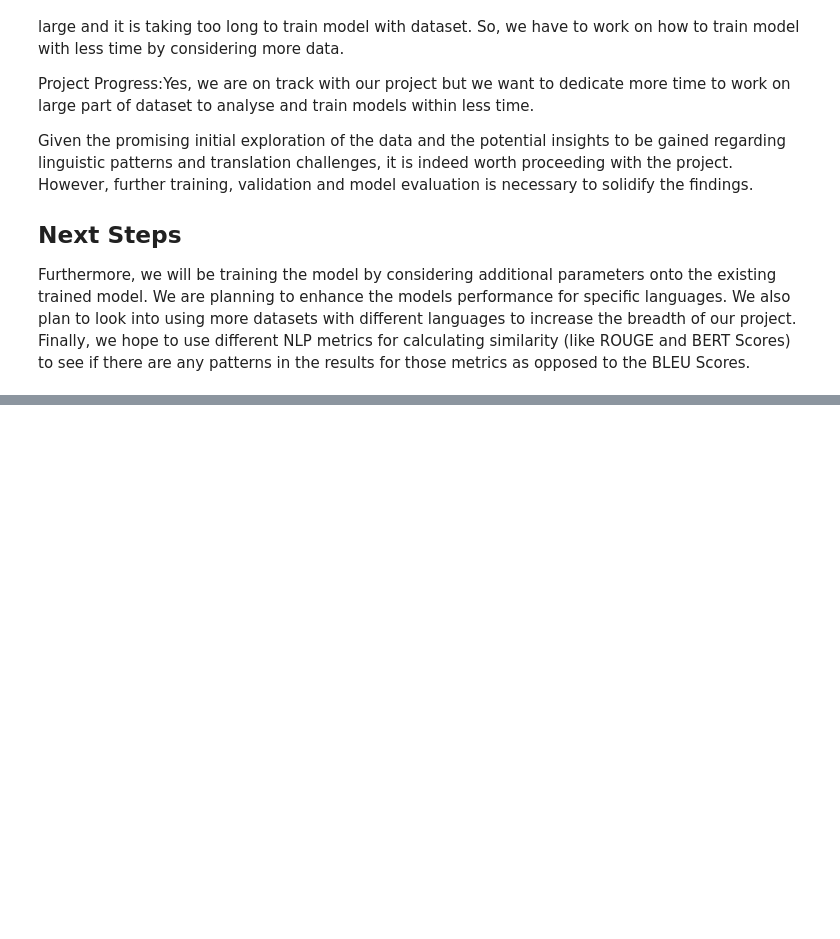
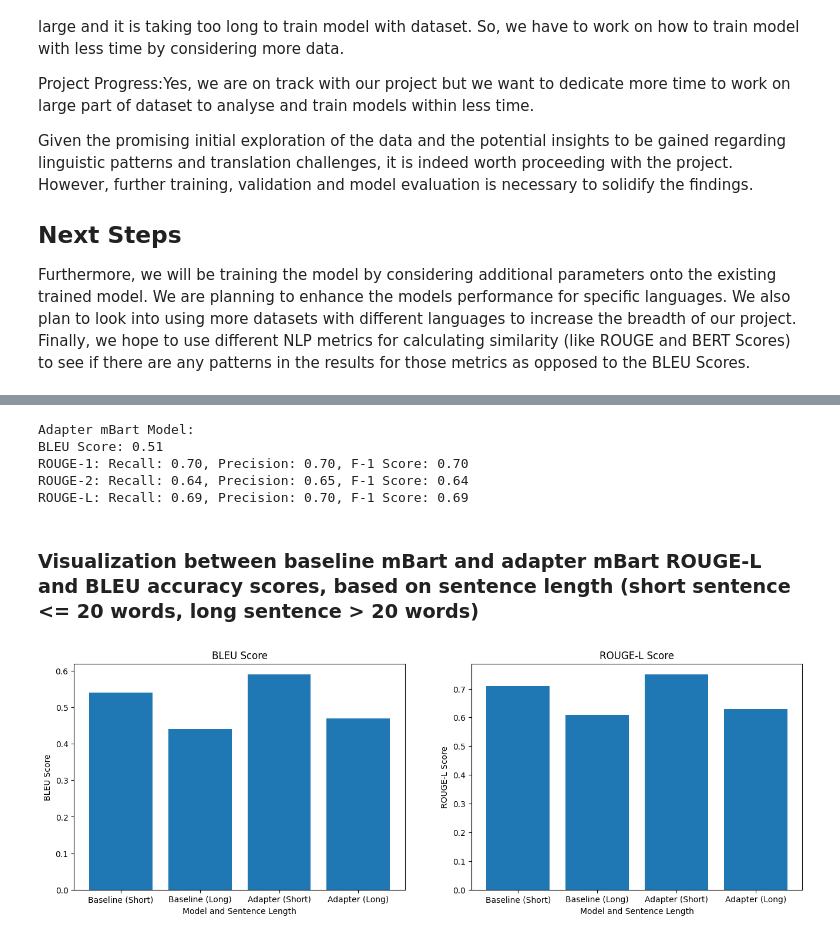
Before and after one commit to MDakshithagithub/Language_Translation_LLM, a Jupyter notebook: llm.ipynb, the cells around one changed output, grey strips where cells are left out. Cells and saved outputs as stored; diff of their text form; code cells hidden in the pictures; blank space fills up the shorter version.

Commit message:
mBart Adapter Model

```diff
--- a/llm.ipynb
+++ b/llm.ipynb
@@ -656,0 +684,5 @@ Furthermore, we will be training the model by considering additional parameters
+# %%
+tokenized_datasets = dataset.map(tokenize, batched=True, remove_columns=dataset.column_names)
+
+# Load baseline mBart model
+baseline_model = MBartForConditionalGeneration.from_pretrained("facebook/mbart-large-50-many-to-many-mmt")
@@ -656,0 +721,28 @@ Furthermore, we will be training the model by considering additional parameters
+# %%
+# adapter model
+adapter_config = AdapterConfig.load("adapter_config.json")
+adapter_model = AutoAdapterModel.get("facebook/mbart-large-50-many-to-many-mmt", adapter_config)
+
+adapter_model.model.eval()
+adapter_results = adapter_model.model.generate(test_dataset["input_ids"], max_length=1024, num_beams=4, early_stopping=True)
+adapter_preds = tokenizer.batch_decode(adapter_results, skip_special_tokens=True)
+adapter_labels = tokenizer.batch_decode(test_dataset["labels"], skip_special_tokens=True)
+
+#bleu
+adapter_bleu = corpus_bleu(adapter_preds, [adapter_labels]).score
+
+#rouge
+scorer = rouge_scorer.RougeScorer(['rouge1', 'rouge2', 'rougeL'], use_stemmer=True)
+adapter_rouge = scorer.score_pairs(adapter_labels, adapter_preds)
+
+print("Adapter mBart Model:")
+print(f"BLEU Score: {adapter_bleu:.2f}")
+print(f"ROUGE-1: Recall: {adapter_rouge['rouge1'].recall:.2f}, Precision: {adapter_rouge['rouge1'].precision:.2f}, F-1 Score: {adapter_rouge['rouge1'].fmeasure:.2f}")
+print(f"ROUGE-2: Recall: {adapter_rouge['rouge2'].recall:.2f}, Precision: {adapter_rouge['rouge2'].precision:.2f}, F-1 Score: {adapter_rouge['rouge2'].fmeasure:.2f}")
+print(f"ROUGE-L: Recall: {adapter_rouge['rougeL'].recall:.2f}, Precision: {adapter_rouge['rougeL'].precision:.2f}, F-1 Score: {adapter_rouge['rougeL'].fmeasure:.2f}")
+# %% [output]
+Adapter mBart Model:
+BLEU Score: 0.51
+ROUGE-1: Recall: 0.70, Precision: 0.70, F-1 Score: 0.70
+ROUGE-2: Recall: 0.64, Precision: 0.65, F-1 Score: 0.64
+ROUGE-L: Recall: 0.69, Precision: 0.70, F-1 Score: 0.69
@@ -656,0 +763,39 @@ Furthermore, we will be training the model by considering additional parameters
+# %%
+# split the predictions and labels into short and long sentences
+baseline_short_preds, baseline_short_labels, baseline_long_preds, baseline_long_labels = split_by_length(baseline_preds, baseline_labels)
+adapter_short_preds, adapter_short_labels, adapter_long_preds, adapter_long_labels = split_by_length(adapter_preds, adapter_labels)
+
+# scores
+baseline_short_bleu = corpus_bleu([baseline_short_preds], [baseline_short_labels]).score
+baseline_long_bleu = corpus_bleu([baseline_long_preds], [baseline_long_labels]).score
+adapter_short_bleu = corpus_bleu([adapter_short_preds], [adapter_short_labels]).score
+adapter_long_bleu = corpus_bleu([adapter_long_preds], [adapter_long_labels]).score
+
+baseline_short_rouge = scorer.score_pairs(baseline_short_labels, baseline_short_preds)
+baseline_long_rouge = scorer.score_pairs(baseline_long_labels, baseline_long_preds)
+adapter_short_rouge = scorer.score_pairs(adapter_short_labels, adapter_short_preds)
+adapter_long_rouge = scorer.score_pairs(adapter_long_labels, adapter_long_preds)
+# %% [markdown]
+### Visualization between baseline mBart and adapter mBart ROUGE-L and BLEU accuracy scores, based on sentence length (short sentence <= 20 words, long sentence > 20 words)
+# %%
+# plot
+fig, (ax1, ax2) = plt.subplots(1, 2, figsize=(16, 5))
+
+# bleu chart
+ax1.bar(['Baseline (Short)', 'Baseline (Long)', 'Adapter (Short)', 'Adapter (Long)'],
+        [baseline_short_bleu, baseline_long_bleu, adapter_short_bleu, adapter_long_bleu])
+ax1.set_title('BLEU Score')
+ax1.set_xlabel('Model and Sentence Length')
+ax1.set_ylabel('BLEU Score')
+
+# rouge chart
+ax2.bar(['Baseline (Short)', 'Baseline (Long)', 'Adapter (Short)', 'Adapter (Long)'],
+        [baseline_short_rouge['rougeL'].fmeasure, baseline_long_rouge['rougeL'].fmeasure,
+         adapter_short_rouge['rougeL'].fmeasure, adapter_long_rouge['rougeL'].fmeasure])
+ax2.set_title('ROUGE-L Score')
+ax2.set_xlabel('Model and Sentence Length')
+ax2.set_ylabel('ROUGE-L Score')
+
+plt.show()
+# %% [output]
+[figure, added]
```
Also changed, not shown: parts of 6 cells of this notebook.
